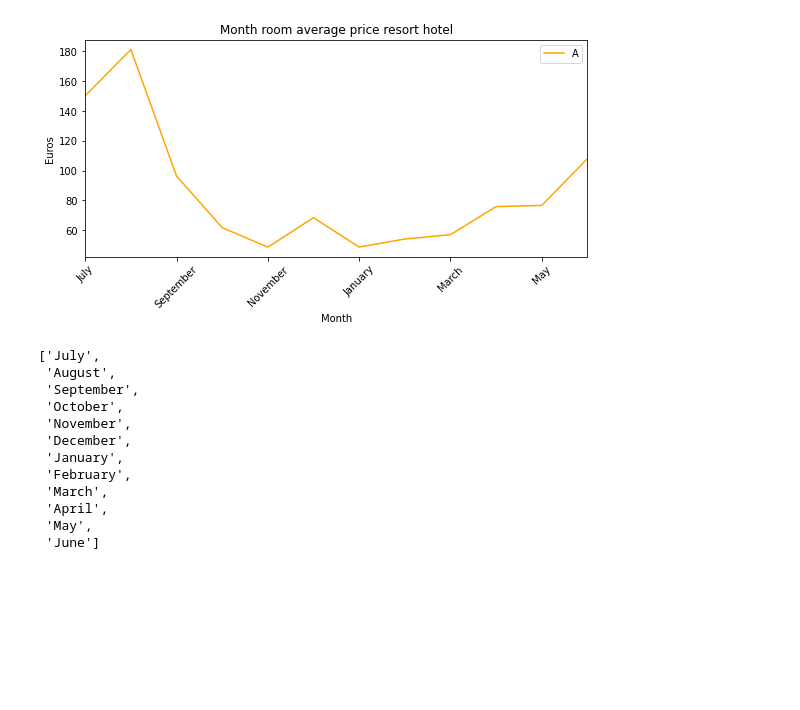
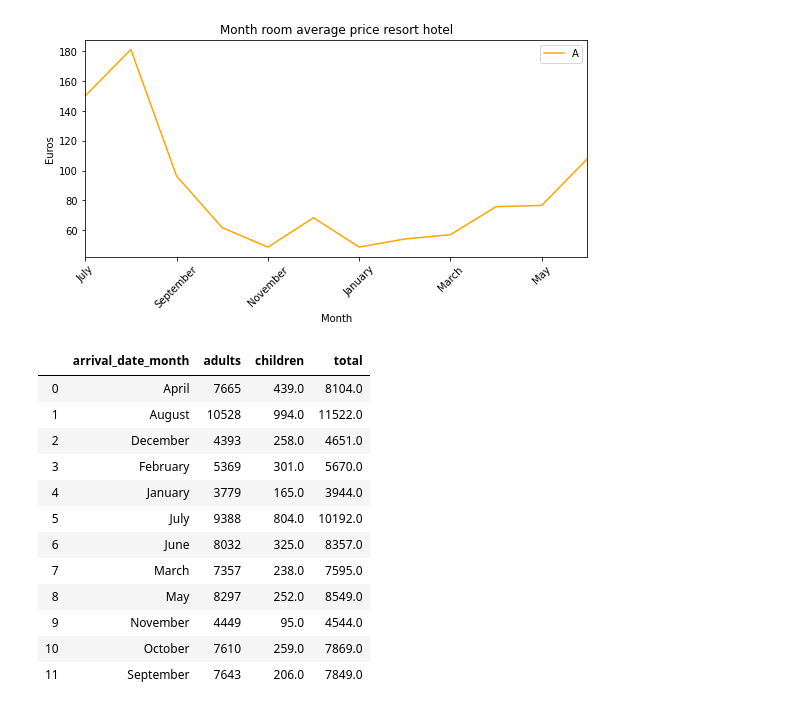
Before and after one commit to gonzalo71/TestGit, a Jupyter notebook: booking_demand.ipynb, the cells around one changed output. Cells and saved outputs as stored; diff of their text form; code cells hidden in the pictures; blank space fills up the shorter version.

```diff
--- a/booking_demand.ipynb
+++ b/booking_demand.ipynb
@@ -243,18 +243,6 @@ plt.legend("Average month price")
 plt.show()
 # %% [output]
 [figure]
-# %%
-list(month["arrival_date_month"])
-# %% [output]
-['July',
- 'August',
- 'September',
- 'October',
- 'November',
- 'December',
- 'January',
- 'February',
- 'March',
- 'April',
- 'May',
- 'June']
+# %%
+# total adults and children per month at city hotel
+city_person = city_active.groupby("arrival_date_month")[["adults","children"]].sum()
@@ -260,0 +252,22 @@ list(month["arrival_date_month"])
+# %%
+# we create new column with total person
+city_person["total"] = city_person["adults"] + city_person["children"]
+resort_person["total"] = resort_person["adults"] + city_person["children"]
+# %%
+# order months
+city_person.reset_index(inplace=True)
+city_person
+# %% [output]
+|  | arrival_date_month | adults | children | total |
+| 0 | April | 7665 | 439.0 | 8104.0 |
+| 1 | August | 10528 | 994.0 | 11522.0 |
+| 2 | December | 4393 | 258.0 | 4651.0 |
+| 3 | February | 5369 | 301.0 | 5670.0 |
+| 4 | January | 3779 | 165.0 | 3944.0 |
+| 5 | July | 9388 | 804.0 | 10192.0 |
+| 6 | June | 8032 | 325.0 | 8357.0 |
+| 7 | March | 7357 | 238.0 | 7595.0 |
+| 8 | May | 8297 | 252.0 | 8549.0 |
+| 9 | November | 4449 | 95.0 | 4544.0 |
+| 10 | October | 7610 | 259.0 | 7869.0 |
+| 11 | September | 7643 | 206.0 | 7849.0 |
```
Also changed, not shown: parts of 15 cells of this notebook.
